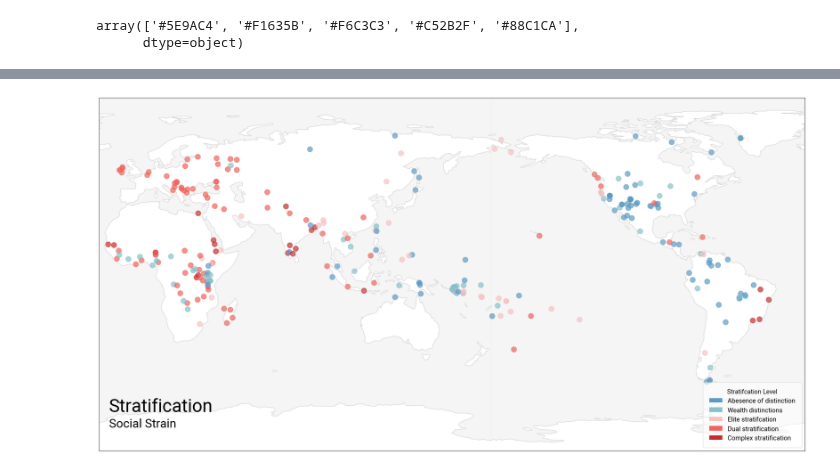
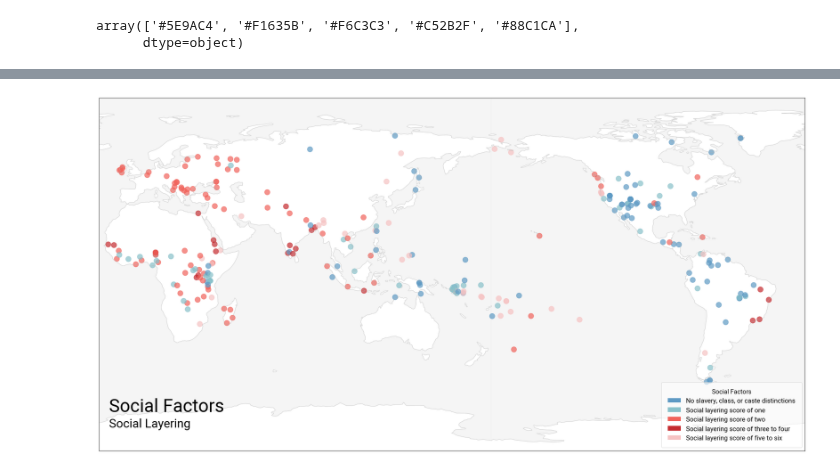
Before and after one commit to theglobaljukebox/Woodetal2021-Analysis, a Jupyter notebook: Map Plots.ipynb, the cells around one changed output, grey strips where cells are left out. Saved outputs shown, nothing was run; the diff lists cells and outputs as text; code cells hidden in the pictures.

Commit message:
update stratification figures

```diff
--- a/Map Plots.ipynb
+++ b/Map Plots.ipynb
@@ -142,20 +157,20 @@ array(['#5E9AC4', '#F1635B', '#F6C3C3', '#C52B2F', '#88C1CA'],
 # %%
 ## Drop instances where there is no reading
-stratification = ea[ea.line_23 != 0]
+stratification = ea
 
 
 ## Map parameters
 CENTRAL_LONGITUDE = 160.0
-vname = "Stratification"
+vname = "Social Factors"
 
 
 ## output params
-line_title = 'Social Strain'
-column_name = 'line_'+str(linenum)
+line_title = 'Social Layering'
+# column_name = 'line_'+str(linenum)
 color_name = 'stratification_col'
 color_map = {}
 variable_name = vname
-filename = './figs/'+vname.lower()+'_social_strain.png'
+filename = './figs/'+vname.lower().replace(" ", "_")+'_social_strain.png'
 font_family = "Roboto"
 weight =  'normal'
 alpha = 0.7
@@ -180,35 +195,35 @@ ax.text(-175, -78, line_title, fontsize=28, fontfamily=font_family, color="Black
 
 scatter = ax.scatter(x,  y,
            c=stratification[color_name],
            alpha=alpha,
            marker='o',
            sizes = (150,150))
 
-label_names = ['Abesence of distinction','Wealth distinctions',
-               'Elite stratifcation','Dual stratification','Complex stratification']
+label_names = ['No slavery, class, or caste distinctions', 'Social layering score of one',
+               'Social layering score of two','Social layering score of three to four','Social layering score of five to six']
 
-colors = list(ea.line23_col.unique())
+colors = list(ea.stratification_col.unique())
 order = [0, 4, 1, 3, 2]
 colors = [colors[i] for i in order]
 
 patch_1 = mpatches.Circle((0,0), radius=50, fc=colors[0], label=label_names[0])
 patch_2 = mpatches.Circle((0,0), radius=50, fc=colors[1], label=label_names[1])
 patch_3 = mpatches.Circle((0,0), radius=50, fc=colors[2], label=label_names[2])
 patch_4 = mpatches.Circle((0,0), radius=50, fc=colors[3], label=label_names[3])
 patch_5 = mpatches.Circle((0,0), radius=50, fc=colors[4], label=label_names[4])
 
 plt.legend(handles=[patch_1, patch_2, patch_3, patch_4, patch_5],
                     loc="lower right",
                     borderpad = 1,
                     framealpha = 0.6,
                     fontsize=15,
-                    title="Stratifcation Level")
+                    title="Social Factors")
 
 
 ax.add_feature(cfeature.OCEAN, alpha=.6, color="#EFEFEF")
 
 plt.rcParams['legend.title_fontsize'] = 'x-large'
 plt.rc('font',family=font_family, weight=weight)
 plt.savefig(filename, bbox_inches = 'tight',pad_inches = 0)
 # %% [output]
-[figure, old version]
+[figure, new version]
```
Also changed, not shown: parts of 2 cells of this notebook, 1 other file.
